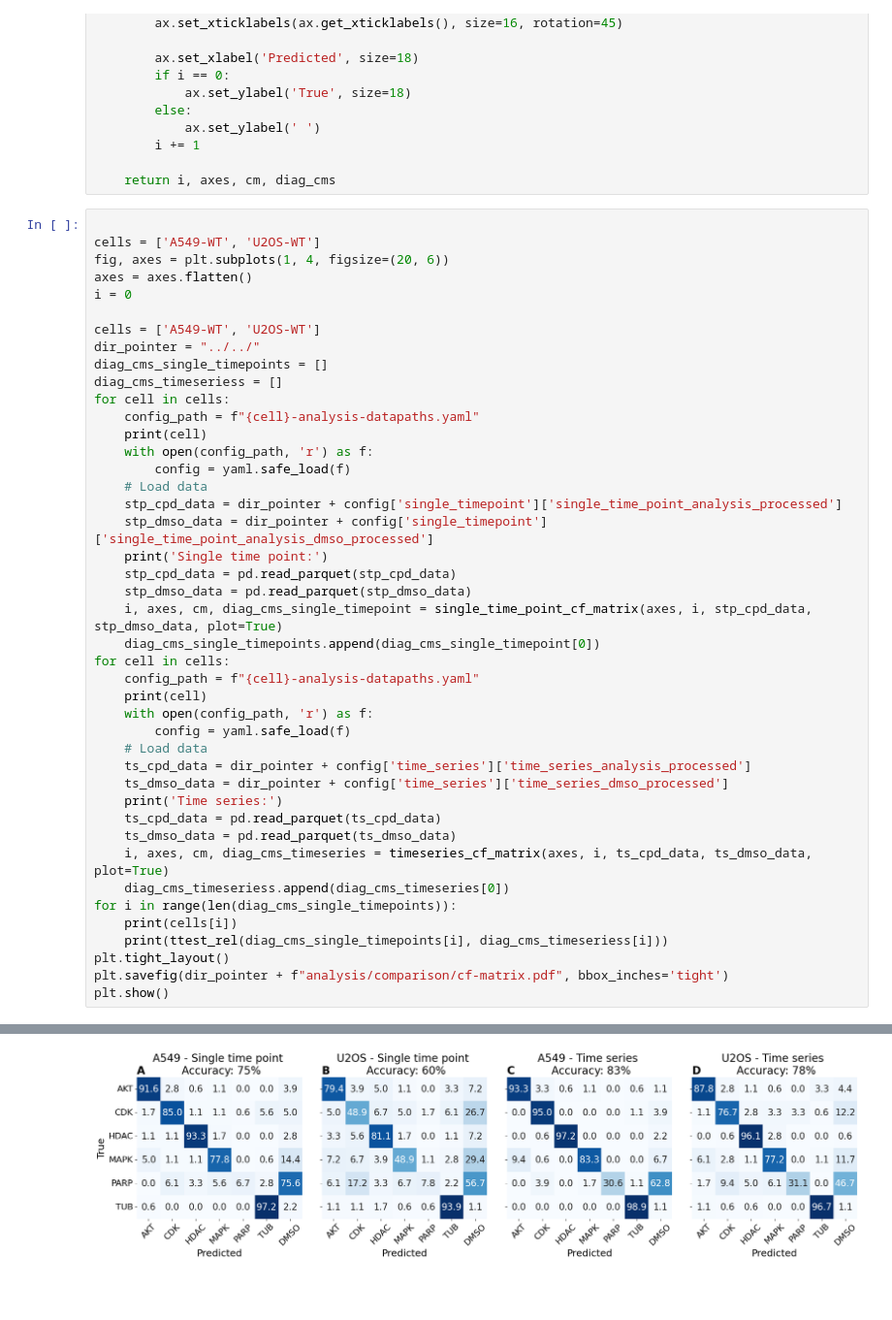
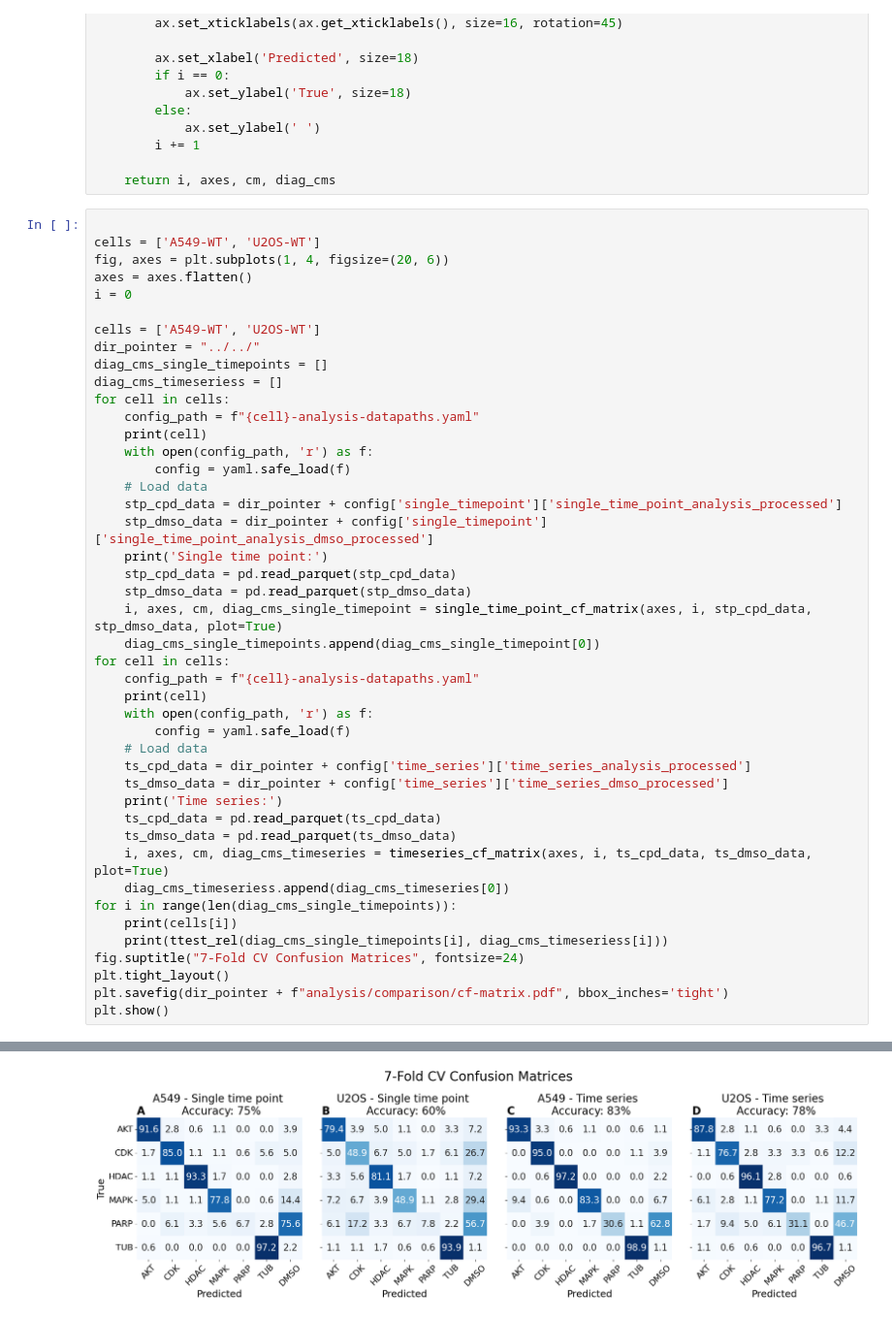
Before and after one commit to edvinforsgren/LCTP, a Jupyter notebook: analysis/comparison/confusion_matrix_and_acc.ipynb, the cells around one changed output, grey strips where cells are left out. Shown at 97% size. Drawn from its saved outputs; the diff is of its cells as text; blank space fills up the shorter version.

Commit message:
Added additional title to cf-matrix figure

```diff
--- a/analysis/comparison/confusion_matrix_and_acc.ipynb
+++ b/analysis/comparison/confusion_matrix_and_acc.ipynb
@@ -128,31 +128,32 @@ for cell in cells:
     ts_cpd_data = dir_pointer + config['time_series']['time_series_analysis_processed']
     ts_dmso_data = dir_pointer + config['time_series']['time_series_dmso_processed']
     print('Time series:')
     ts_cpd_data = pd.read_parquet(ts_cpd_data)
     ts_dmso_data = pd.read_parquet(ts_dmso_data)
     i, axes, cm, diag_cms_timeseries = timeseries_cf_matrix(axes, i, ts_cpd_data, ts_dmso_data, plot=True)
     diag_cms_timeseriess.append(diag_cms_timeseries[0])
 for i in range(len(diag_cms_single_timepoints)):
     print(cells[i])
     print(ttest_rel(diag_cms_single_timepoints[i], diag_cms_timeseriess[i]))
+fig.suptitle("7-Fold CV Confusion Matrices", fontsize=24)
 plt.tight_layout()
 plt.savefig(dir_pointer + f"analysis/comparison/cf-matrix.pdf", bbox_inches='tight')
 plt.show()
 # %% [output]
 A549-WT
 Single time point:
 Accuracy: 0.752
 U2OS-WT
 Single time point:
 Accuracy: 0.600
 A549-WT
 Time series:
 Accuracy: 0.831
 U2OS-WT
 Time series:
 Accuracy: 0.776
 A549-WT
 TtestResult(statistic=np.float64(-2.255646626060161), pvalue=np.float64(0.07375296263352073), df=np.int64(5))
 U2OS-WT
 TtestResult(statistic=np.float64(-4.057458529557712), pvalue=np.float64(0.009753481837932912), df=np.int64(5))
-[figure, old version]
+[figure, new version]
```
Also changed, not shown: 1 other file.
